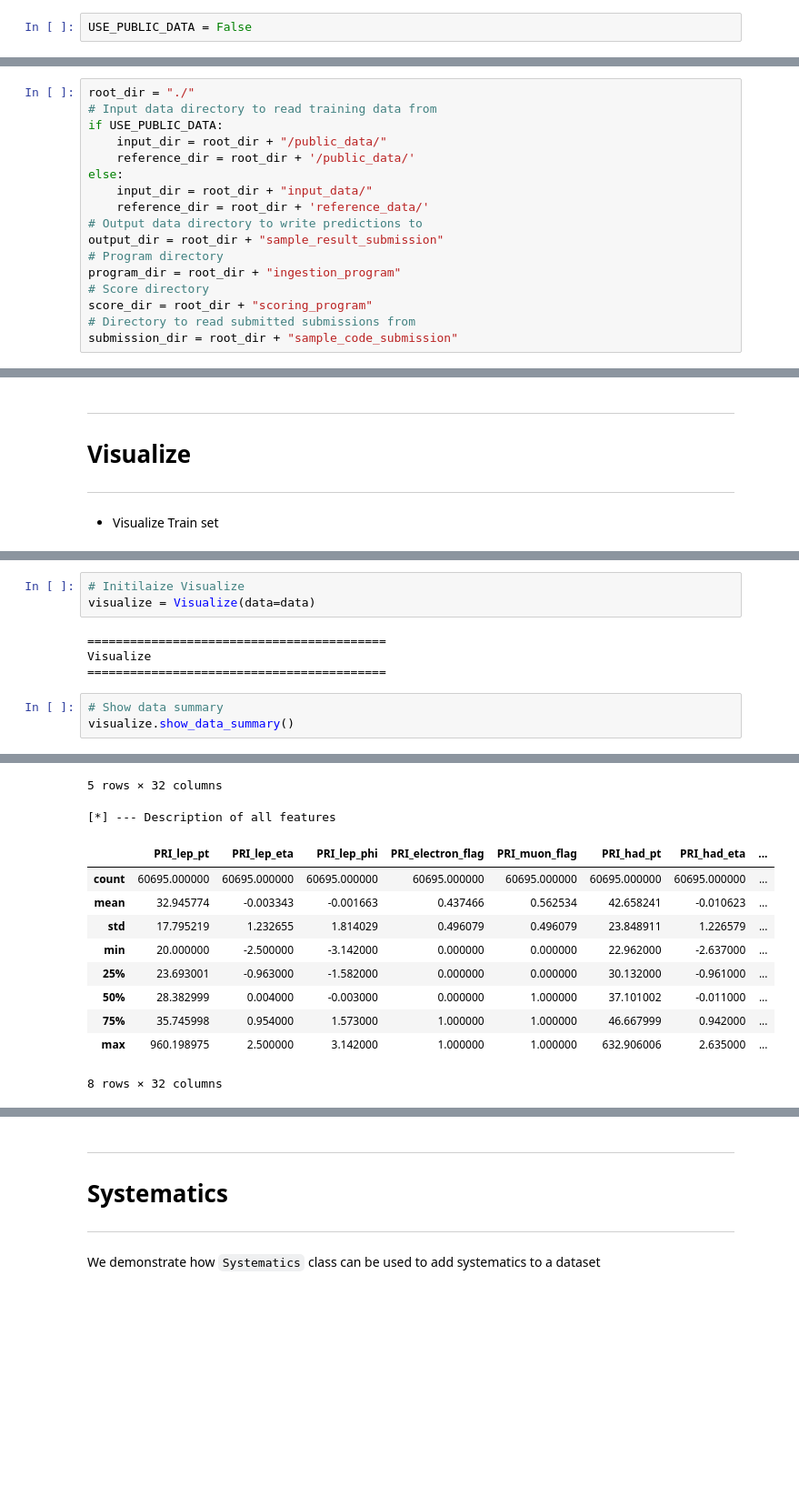
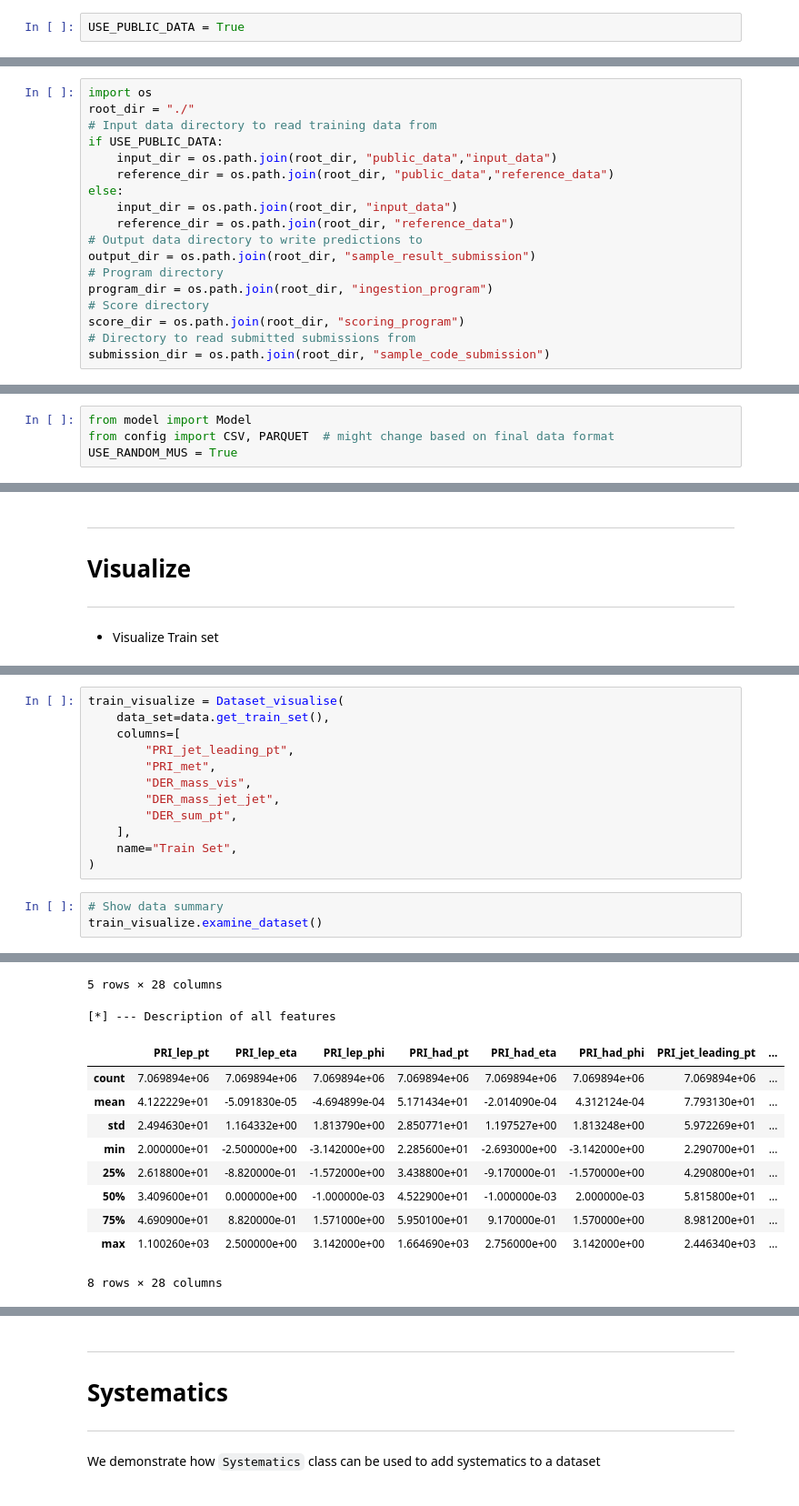
Before and after one commit to FAIR-Universe/HEP-Challenge, a Jupyter notebook: StartingKit_HiggsML_Uncertainty_Challenge.ipynb, the cells around one changed output, grey strips where cells are left out. Shown at 91% size. Saved outputs shown, nothing was run; the diff lists cells and outputs as text; blank space fills up the shorter version.

```diff
--- a/StartingKit_HiggsML_Uncertainty_Challenge.ipynb
+++ b/StartingKit_HiggsML_Uncertainty_Challenge.ipynb
@@ -20,5 +20,5 @@ if COLAB:
 # %% [markdown]
 `USE_PUBLIC_DATA` determines whether to use a public dataset provided for the participants or use a small subset of the data for quick execution of this notebook
 # %%
-USE_PUBLIC_DATA = False
+USE_PUBLIC_DATA = True
 # %%
@@ -57,22 +55,23 @@ warnings.filterwarnings("ignore")
 # Directories
 ***
 # %%
+import os
 root_dir = "./"
 # Input data directory to read training data from
 if USE_PUBLIC_DATA:
-    input_dir = root_dir + "/public_data/"
-    reference_dir = root_dir + '/public_data/'
+    input_dir = os.path.join(root_dir, "public_data","input_data")
+    reference_dir = os.path.join(root_dir, "public_data","reference_data")
 else:
-    input_dir = root_dir + "input_data/"
-    reference_dir = root_dir + 'reference_data/'
+    input_dir = os.path.join(root_dir, "input_data")
+    reference_dir = os.path.join(root_dir, "reference_data")
 # Output data directory to write predictions to
-output_dir = root_dir + "sample_result_submission"
+output_dir = os.path.join(root_dir, "sample_result_submission")
 # Program directory
-program_dir = root_dir + "ingestion_program"
+program_dir = os.path.join(root_dir, "ingestion_program")
 # Score directory
-score_dir = root_dir + "scoring_program"
+score_dir = os.path.join(root_dir, "scoring_program")
 # Directory to read submitted submissions from
-submission_dir = root_dir + "sample_code_submission"
+submission_dir = os.path.join(root_dir, "sample_code_submission")
 # %% [markdown]
 ***
 # Add directories to path
@@ -112,3 +109,7 @@ from model import Model
+# %%
+from model import Model
+from config import CSV, PARQUET  # might change based on final data format
+USE_RANDOM_MUS = True
 # %% [markdown]
 ***
 # Data
@@ -274,12 +273,17 @@ class Visualize():
-# %%
-# Initilaize Visualize
-visualize = Visualize(data=data)
-# %% [output]
-==========================================
-Visualize
-==========================================
+# %%
+train_visualize = Dataset_visualise(
+    data_set=data.get_train_set(),
+    columns=[
+        "PRI_jet_leading_pt",
+        "PRI_met",
+        "DER_mass_vis",
+        "DER_mass_jet_jet",
+        "DER_sum_pt",
+    ],
+    name="Train Set",
+)
 # %%
 # Show data summary
-visualize.show_data_summary()
+train_visualize.examine_dataset()
 # %% [output]
 [*] --- Dataset name : Train Set
@@ -308,14 +301,14 @@ visualize.show_data_summary()
-5 rows × 32 columns
+5 rows × 28 columns
 [*] --- Description of all features
-|  | PRI_lep_pt | PRI_lep_eta | PRI_lep_phi | PRI_electron_flag | PRI_muon_flag | PRI_had_pt | PRI_had_eta | ... |
-| count | 60695.000000 | 60695.000000 | 60695.000000 | 60695.000000 | 60695.000000 | 60695.000000 | 60695.000000 | ... |
-| mean | 32.945774 | -0.003343 | -0.001663 | 0.437466 | 0.562534 | 42.658241 | -0.010623 | ... |
-| std | 17.795219 | 1.232655 | 1.814029 | 0.496079 | 0.496079 | 23.848911 | 1.226579 | ... |
-| min | 20.000000 | -2.500000 | -3.142000 | 0.000000 | 0.000000 | 22.962000 | -2.637000 | ... |
-| 25% | 23.693001 | -0.963000 | -1.582000 | 0.000000 | 0.000000 | 30.132000 | -0.961000 | ... |
-| 50% | 28.382999 | 0.004000 | -0.003000 | 0.000000 | 1.000000 | 37.101002 | -0.011000 | ... |
-| 75% | 35.745998 | 0.954000 | 1.573000 | 1.000000 | 1.000000 | 46.667999 | 0.942000 | ... |
-| max | 960.198975 | 2.500000 | 3.142000 | 1.000000 | 1.000000 | 632.906006 | 2.635000 | ... |
+|  | PRI_lep_pt | PRI_lep_eta | PRI_lep_phi | PRI_had_pt | PRI_had_eta | PRI_had_phi | PRI_jet_leading_pt | ... |
+| count | 7.069894e+06 | 7.069894e+06 | 7.069894e+06 | 7.069894e+06 | 7.069894e+06 | 7.069894e+06 | 7.069894e+06 | ... |
+| mean | 4.122229e+01 | -5.091830e-05 | -4.694899e-04 | 5.171434e+01 | -2.014090e-04 | 4.312124e-04 | 7.793130e+01 | ... |
+| std | 2.494630e+01 | 1.164332e+00 | 1.813790e+00 | 2.850771e+01 | 1.197527e+00 | 1.813248e+00 | 5.972269e+01 | ... |
+| min | 2.000000e+01 | -2.500000e+00 | -3.142000e+00 | 2.285600e+01 | -2.693000e+00 | -3.142000e+00 | 2.290700e+01 | ... |
+| 25% | 2.618800e+01 | -8.820000e-01 | -1.572000e+00 | 3.438800e+01 | -9.170000e-01 | -1.570000e+00 | 4.290800e+01 | ... |
+| 50% | 3.409600e+01 | 0.000000e+00 | -1.000000e-03 | 4.522900e+01 | -1.000000e-03 | 2.000000e-03 | 5.815800e+01 | ... |
+| 75% | 4.690900e+01 | 8.820000e-01 | 1.571000e+00 | 5.950100e+01 | 9.170000e-01 | 1.570000e+00 | 8.981200e+01 | ... |
+| max | 1.100260e+03 | 2.500000e+00 | 3.142000e+00 | 1.664690e+03 | 2.756000e+00 | 3.142000e+00 | 2.446340e+03 | ... |
-8 rows × 32 columns
+8 rows × 28 columns
 # %%
 # Show data summary
```
Also changed, not shown: parts of 29 cells of this notebook, 3 other files.
